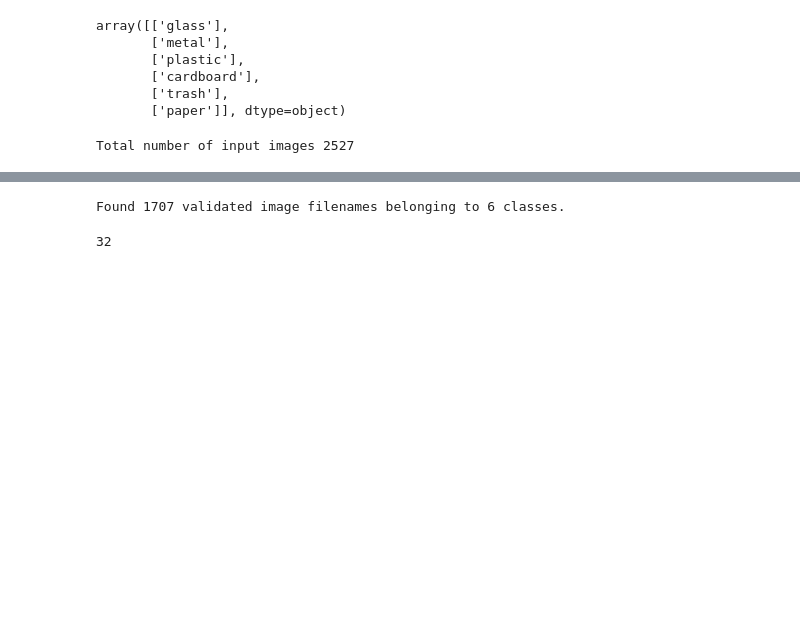
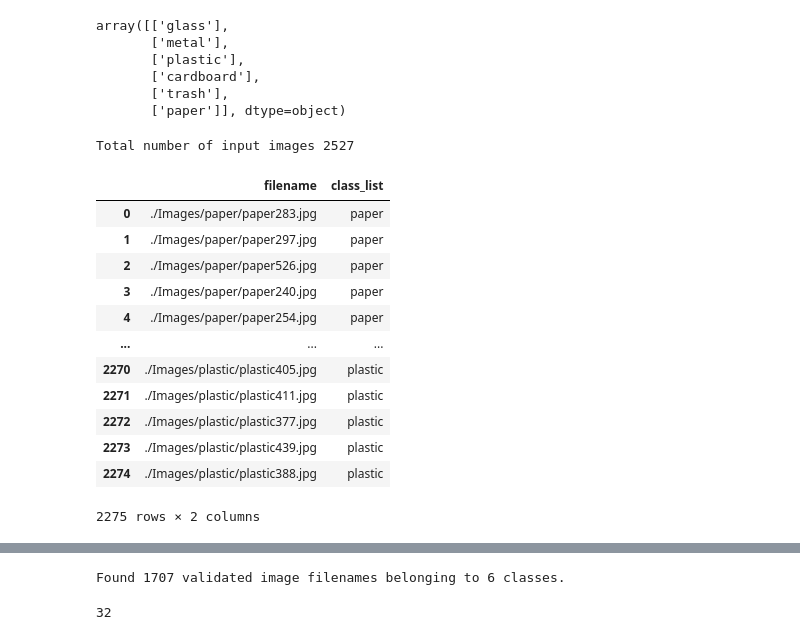
Before and after one commit to nandini-sundar/cs230-waste-classification-and-detection, a Jupyter notebook: keras_trashnet.ipynb, the cells around one changed output, grey strips where cells are left out. Cells and saved outputs as stored; diff of their text form; code cells hidden in the pictures; blank space fills up the shorter version.

```diff
--- a/keras_trashnet.ipynb
+++ b/keras_trashnet.ipynb
@@ -165,3 +183,19 @@ logging.debug(train_df)
 test_df = get_dataframe_for_generator(filename='test.txt', x_col=x_col, y_col=y_col)
 logging.debug("Here are some test images ")
 logging.debug(test_df)
+# %%
+train_df
+# %% [output]
+|  | filename | class_list |
+| 0 | ./Images/paper/paper283.jpg | paper |
+| 1 | ./Images/paper/paper297.jpg | paper |
+| 2 | ./Images/paper/paper526.jpg | paper |
+| 3 | ./Images/paper/paper240.jpg | paper |
+| 4 | ./Images/paper/paper254.jpg | paper |
+| ... | ... | ... |
+| 2270 | ./Images/plastic/plastic405.jpg | plastic |
+| 2271 | ./Images/plastic/plastic411.jpg | plastic |
+| 2272 | ./Images/plastic/plastic377.jpg | plastic |
+| 2273 | ./Images/plastic/plastic439.jpg | plastic |
+| 2274 | ./Images/plastic/plastic388.jpg | plastic |
+2275 rows × 2 columns
```
Also changed, not shown: parts of 13 cells of this notebook.
